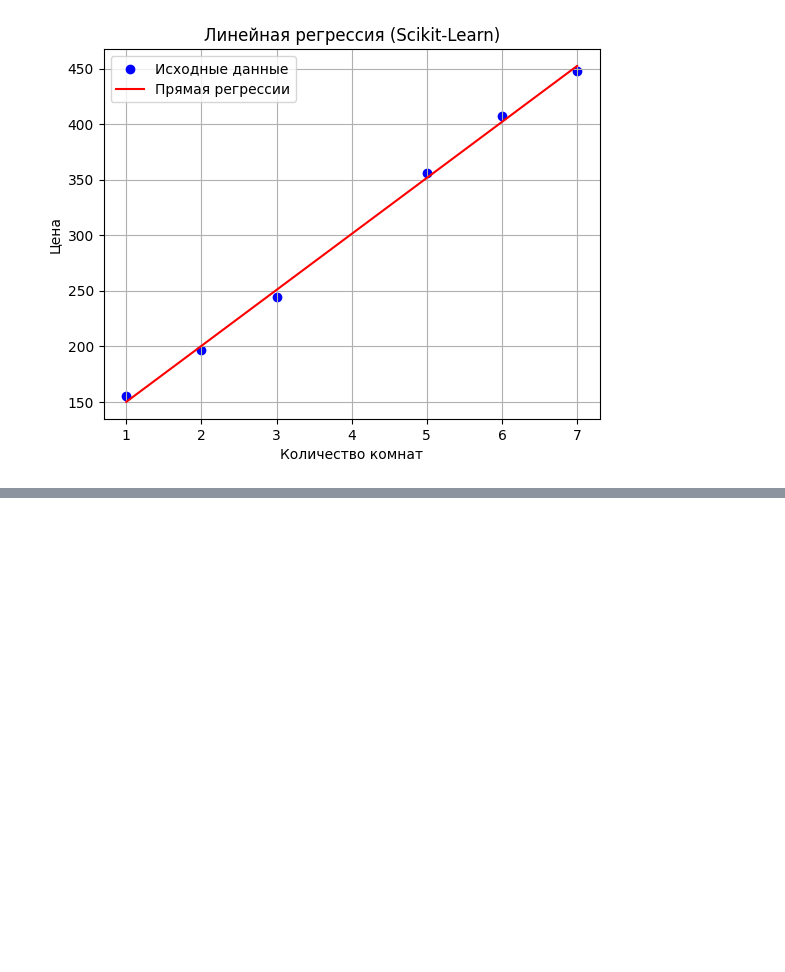
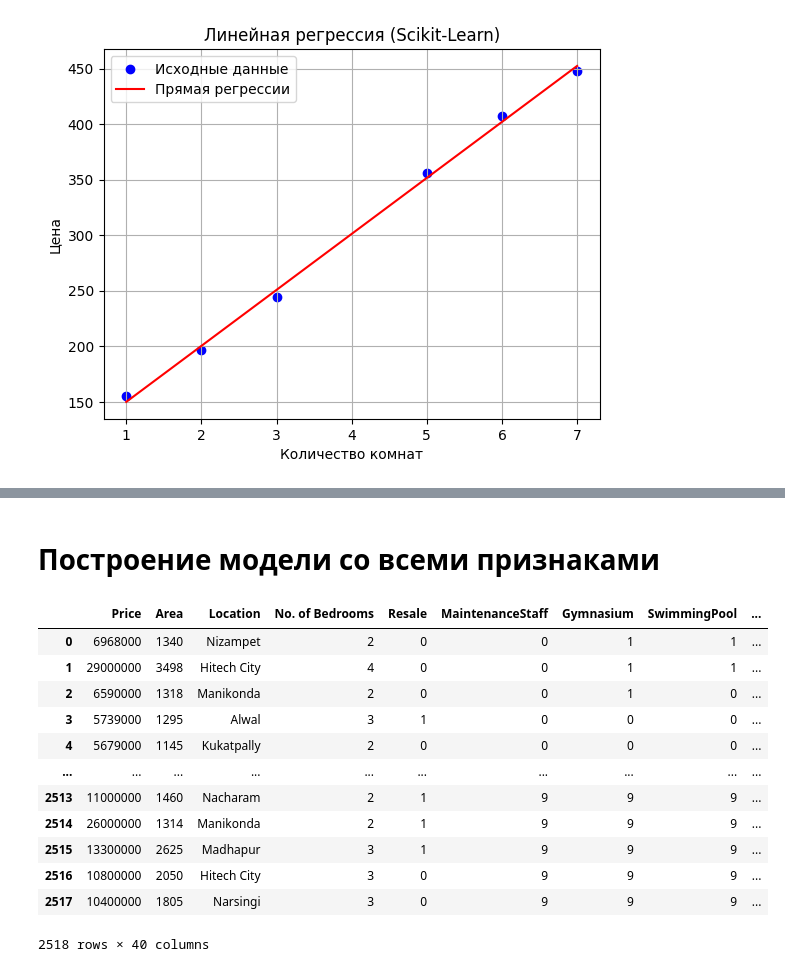
Before and after one commit to oNovalSliveDNo/grokking-machine-learning, a Jupyter notebook: chapter03/notebooks/linear_regression.ipynb, the cells around one changed output, grey strips where cells are left out. Drawn from its saved outputs; the diff is of its cells as text; code cells hidden in the pictures; blank space fills up the shorter version.

```diff
--- a/chapter03/notebooks/linear_regression.ipynb
+++ b/chapter03/notebooks/linear_regression.ipynb
@@ -384,0 +506,18 @@ plt.show()
+# %% [markdown]
+# Построение модели со всеми признаками
+# %%
+data
+# %% [output]
+|  | Price | Area | Location | No. of Bedrooms | Resale | MaintenanceStaff | Gymnasium | SwimmingPool | ... |
+| 0 | 6968000 | 1340 | Nizampet | 2 | 0 | 0 | 1 | 1 | ... |
+| 1 | 29000000 | 3498 | Hitech City | 4 | 0 | 0 | 1 | 1 | ... |
+| 2 | 6590000 | 1318 | Manikonda | 2 | 0 | 0 | 1 | 0 | ... |
+| 3 | 5739000 | 1295 | Alwal | 3 | 1 | 0 | 0 | 0 | ... |
+| 4 | 5679000 | 1145 | Kukatpally | 2 | 0 | 0 | 0 | 0 | ... |
+| ... | ... | ... | ... | ... | ... | ... | ... | ... | ... |
+| 2513 | 11000000 | 1460 | Nacharam | 2 | 1 | 9 | 9 | 9 | ... |
+| 2514 | 26000000 | 1314 | Manikonda | 2 | 1 | 9 | 9 | 9 | ... |
+| 2515 | 13300000 | 2625 | Madhapur | 3 | 1 | 9 | 9 | 9 | ... |
+| 2516 | 10800000 | 2050 | Hitech City | 3 | 0 | 9 | 9 | 9 | ... |
+| 2517 | 10400000 | 1805 | Narsingi | 3 | 0 | 9 | 9 | 9 | ... |
+2518 rows × 40 columns
```
Also changed, not shown: parts of 30 cells of this notebook, 3 other files.
